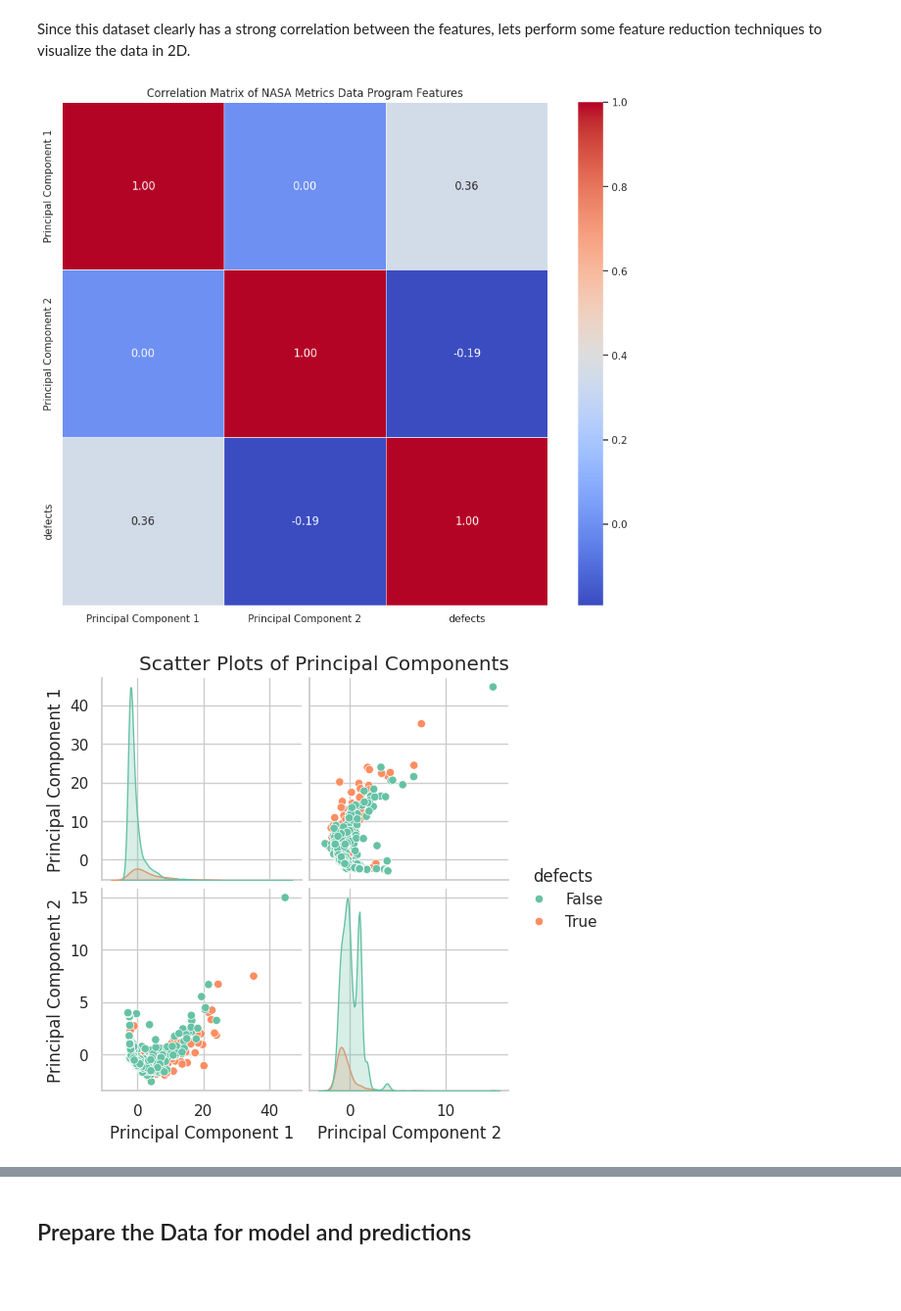
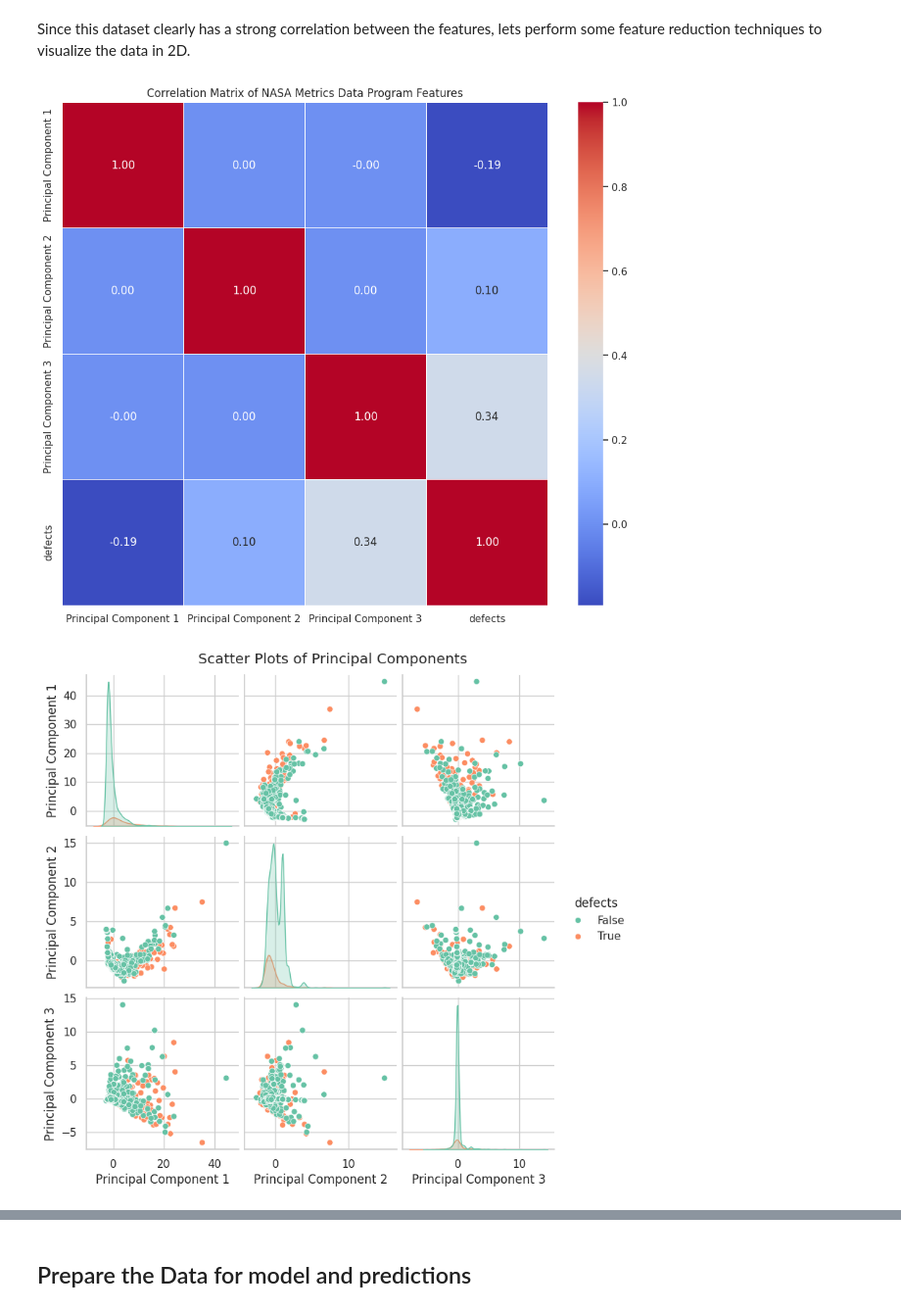
Before and after one commit to Evans2424/IACEC_Project_Model_Performance_Analysis, a Jupyter notebook: IACEC_TestNotebook.ipynb, the cells around one changed output, grey strips where cells are left out. Shown at 98% size. Saved outputs shown, nothing was run; the diff lists cells and outputs as text; code cells hidden in the pictures; blank space fills up the shorter version.

```diff
--- a/IACEC_TestNotebook.ipynb
+++ b/IACEC_TestNotebook.ipynb
@@ -181,29 +181,29 @@ Since this dataset clearly has a strong correlation between the features, lets p
 # %%
 from sklearn.decomposition import PCA
 
 # Standardize the data before applying PCA
 features = nasa_df.drop(columns=['defects'])
 features_standardized = StandardScaler().fit_transform(features)
 
 # Apply PCA
-pca = PCA(n_components=2)
+pca = PCA(n_components=3)
 principal_components = pca.fit_transform(features_standardized)
 
 # Create a DataFrame with the principal components
-pca_df = pd.DataFrame(data=principal_components, columns=['Principal Component 1', 'Principal Component 2'])
+pca_df = pd.DataFrame(data=principal_components, columns=['Principal Component 1', 'Principal Component 2', 'Principal Component 3'])
 pca_df['defects'] = nasa_df['defects'].values
 
 nasa_df = pca_df
 
 correlation_matrix = nasa_df.corr()
 
 # Plot the heatmap
 plt.figure(figsize=(12, 10))
 sns.heatmap(correlation_matrix, annot=True, cmap='coolwarm', fmt='.2f', linewidths=0.5)
 plt.title('Correlation Matrix of NASA Metrics Data Program Features')
 plt.show()
 # %% [output]
-[figure, old version]
+[figure, new version]
 # %%
 
 # Plot pairplot of the principal components
@@ -211,7 +211,7 @@ sns.pairplot(nasa_df, hue='defects', palette='Set2', diag_kind='kde')
 plt.suptitle('Scatter Plots of Principal Components', y=1.02)
 plt.show()
 # %% [output]
-[figure, old version]
+[figure, new version]
 # %%
 # Checking linearity of data on all features with pairplot
 plt.figure(figsize=(12, 10))
```
Also changed, not shown: parts of 9 cells of this notebook, 2 other files.
